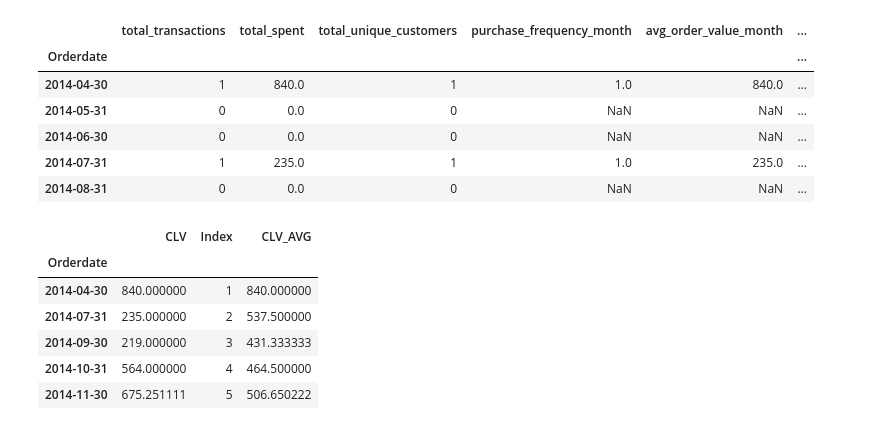
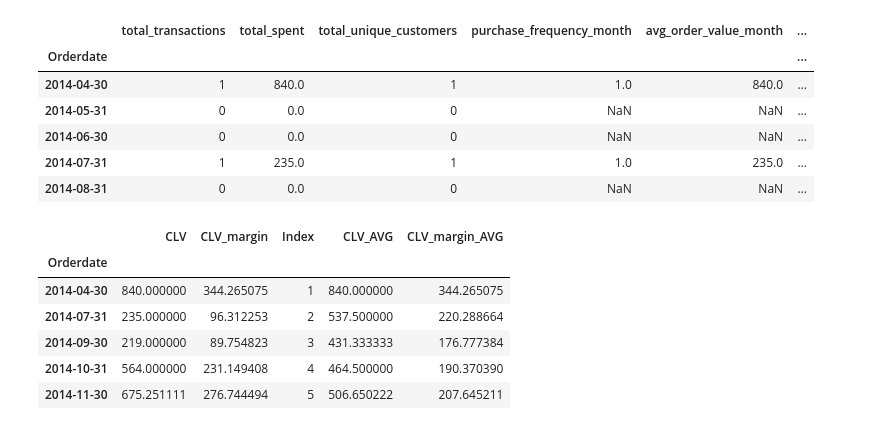
Before and after one commit to iwb-digital-growth-agency/python, a Jupyter notebook: CLV_Maxilia - nieuwe data set.ipynb, the cells around one changed output. Cells and saved outputs as stored; diff of their text form; code cells hidden in the pictures.

Commit message:
Toevoegen avg_margin per maand

```diff
--- a/CLV_Maxilia - nieuwe data set.ipynb
+++ b/CLV_Maxilia - nieuwe data set.ipynb
@@ -398,20 +374,21 @@ df_transacties.head()
 # %%
 # New dataframe to calculate CLV averages. Needs "index" & "number of months" helper columns
 # Even if some rows ("months") are missing, "number of months" is still correct
 # Because it looks at the dates, not the index locations.
-df_clv_cum = df_transacties[['CLV']].copy()
+df_clv_cum = df_transacties[['CLV', 'CLV_margin']].copy()
 df_clv_cum.dropna(inplace=True)
 df_clv_cum['Index'] = np.arange(1, len(df_clv_cum) + 1)
 df_clv_cum['CLV_AVG'] = df_clv_cum['CLV'].cumsum().div(df_clv_cum['Index'])
+df_clv_cum['CLV_margin_AVG'] = df_clv_cum['CLV_margin'].cumsum().div(df_clv_cum['Index'])
 df_clv_cum.head()
 # %% [output]
-|  | CLV | Index | CLV_AVG |
-| Orderdate |  |  |  |
-| 2014-04-30 | 840.000000 | 1 | 840.000000 |
-| 2014-07-31 | 235.000000 | 2 | 537.500000 |
-| 2014-09-30 | 219.000000 | 3 | 431.333333 |
-| 2014-10-31 | 564.000000 | 4 | 464.500000 |
-| 2014-11-30 | 675.251111 | 5 | 506.650222 |
+|  | CLV | CLV_margin | Index | CLV_AVG | CLV_margin_AVG |
+| Orderdate |  |  |  |  |  |
+| 2014-04-30 | 840.000000 | 344.265075 | 1 | 840.000000 | 344.265075 |
+| 2014-07-31 | 235.000000 | 96.312253 | 2 | 537.500000 | 220.288664 |
+| 2014-09-30 | 219.000000 | 89.754823 | 3 | 431.333333 | 176.777384 |
+| 2014-10-31 | 564.000000 | 231.149408 | 4 | 464.500000 | 190.370390 |
+| 2014-11-30 | 675.251111 | 276.744494 | 5 | 506.650222 | 207.645211 |
 # %%
 # df_clv_cum = pd.DataFrame(df_transacties.iloc[:,-2])
 # df_clv_cum['CLV_cumulatief'] = df_clv_cum.rolling(window=4).mean()
```
Also changed, not shown: parts of 4 cells of this notebook, 3 other files.
